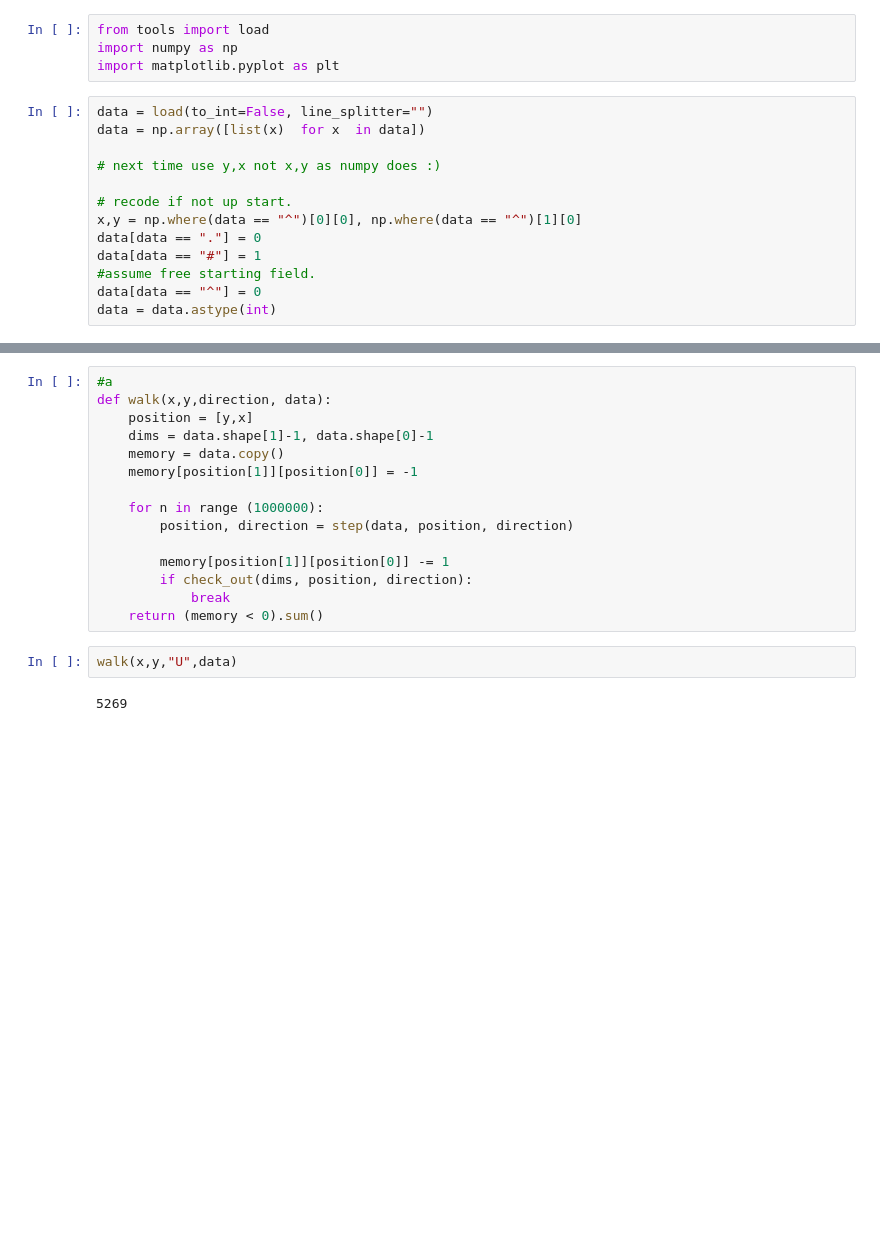
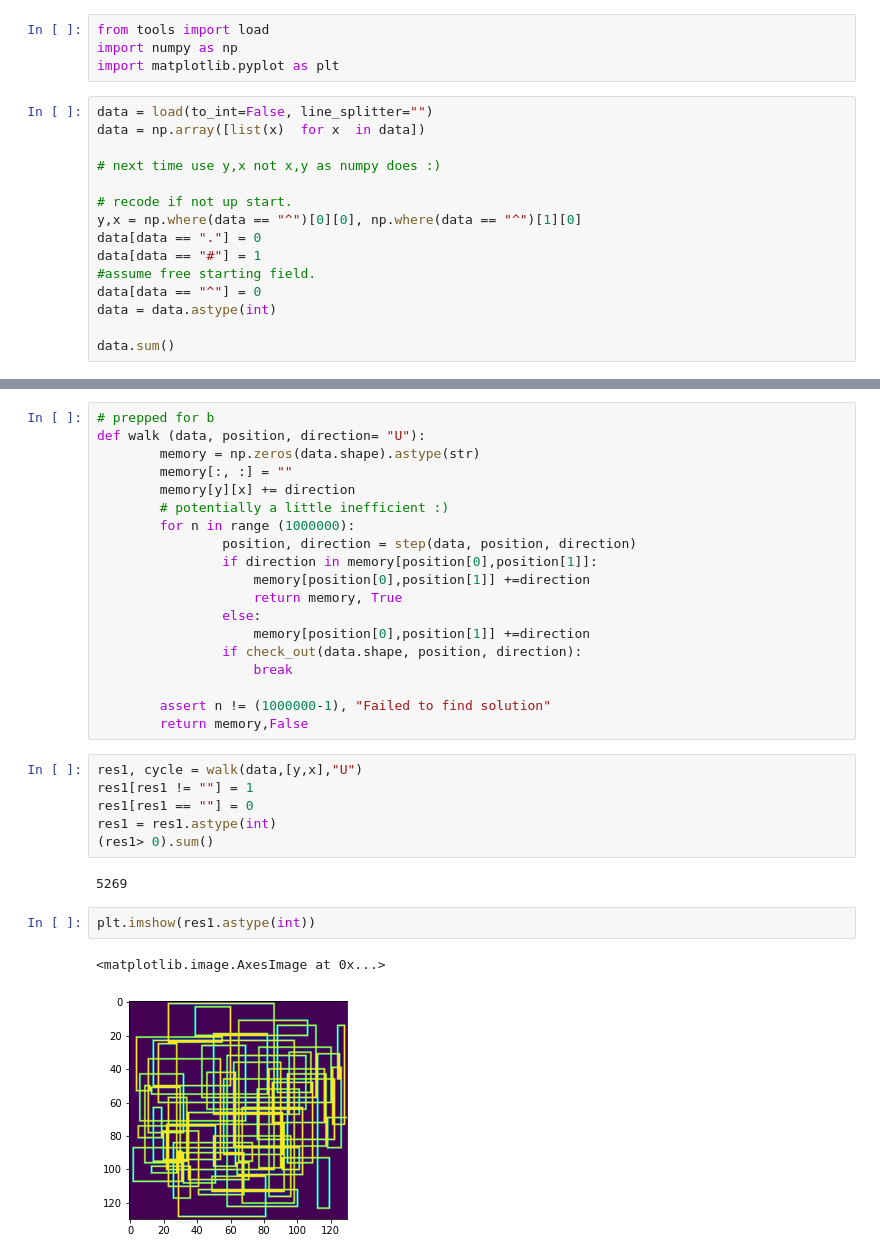
Before and after one commit to Gideon-Stein/advent_of_code, a Jupyter notebook: 6.ipynb, the cells around one changed output, grey strips where cells are left out. Saved outputs shown, nothing was run; the diff lists cells and outputs as text; blank space fills up the shorter version.

```diff
--- a/6.ipynb
+++ b/6.ipynb
@@ -9,9 +9,11 @@ data = np.array([list(x)  for x  in data])
 # next time use y,x not x,y as numpy does :)
 
 # recode if not up start.
-x,y = np.where(data == "^")[0][0], np.where(data == "^")[1][0]
+y,x = np.where(data == "^")[0][0], np.where(data == "^")[1][0]
 data[data == "."] = 0
 data[data == "#"] = 1
 #assume free starting field.
 data[data == "^"] = 0
 data = data.astype(int)
+
+data.sum()
@@ -61,24 +65,37 @@ def check_out(dims,pos, direction):
     else:
         return False
 # %%
-#a
-def walk(x,y,direction, data):
-    position = [y,x]
-    dims = data.shape[1]-1, data.shape[0]-1
-    memory = data.copy()
-    memory[position[1]][position[0]] = -1
+# prepped for b
+def walk (data, position, direction= "U"):
+        memory = np.zeros(data.shape).astype(str)
+        memory[:, :] = ""
+        memory[y][x] += direction
+        # potentially a little inefficient :)
+        for n in range (1000000):
+                position, direction = step(data, position, direction)
+                if direction in memory[position[0],position[1]]:
+                    memory[position[0],position[1]] +=direction
+                    return memory, True
+                else:
+                    memory[position[0],position[1]] +=direction
+                if check_out(data.shape, position, direction):
+                    break
 
-    for n in range (1000000):
-        position, direction = step(data, position, direction)
-
-        memory[position[1]][position[0]] -= 1
-        if check_out(dims, position, direction):
-            break
-    return (memory < 0).sum()
+        assert n != (1000000-1), "Failed to find solution"
+        return memory,False
-# %%
-walk(x,y,"U",data)
-# %% [output]
-5269
+# %%
+res1, cycle = walk(data,[y,x],"U")
+res1[res1 != ""] = 1
+res1[res1 == ""] = 0
+res1 = res1.astype(int)
+(res1> 0).sum()
+# %% [output]
+5269
+# %%
+plt.imshow(res1.astype(int))
+# %% [output]
+<matplotlib.image.AxesImage at 0x...>
+[figure, added]
 # %%
 #b
 # we need a memory of positions + direction
```
Also changed, not shown: parts of 20 cells of this notebook, 4 other files.
